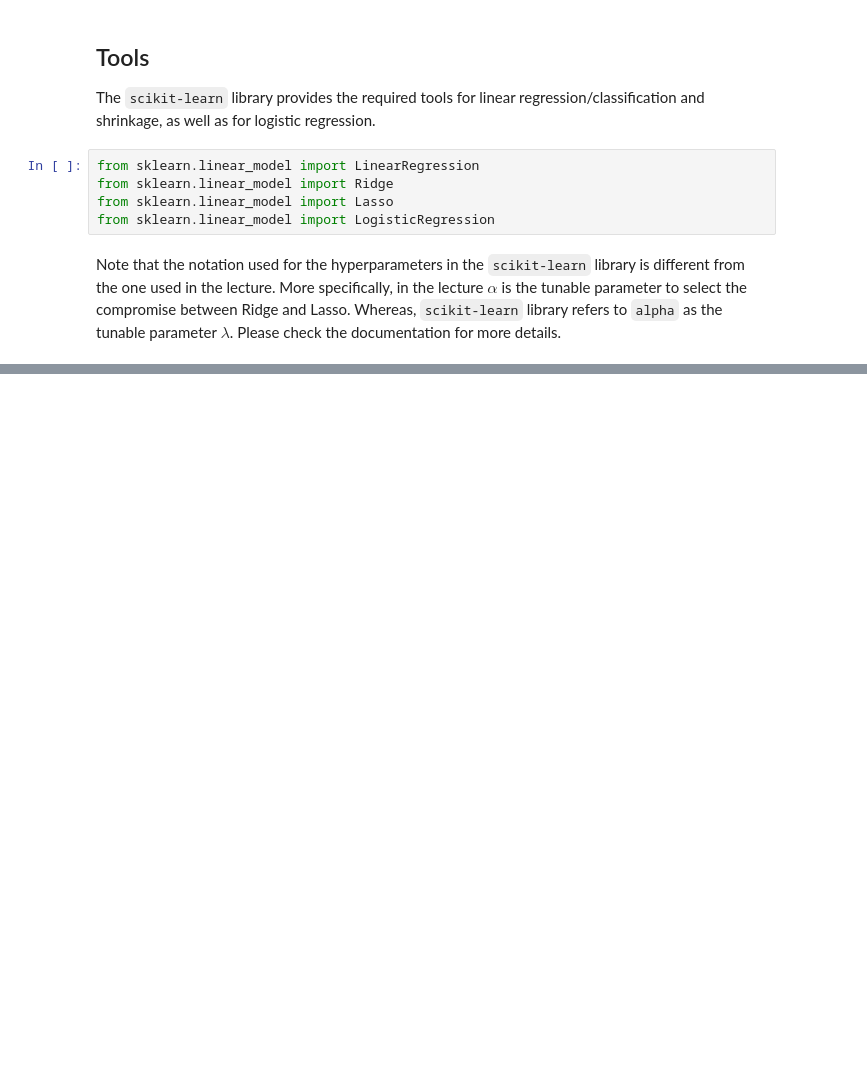
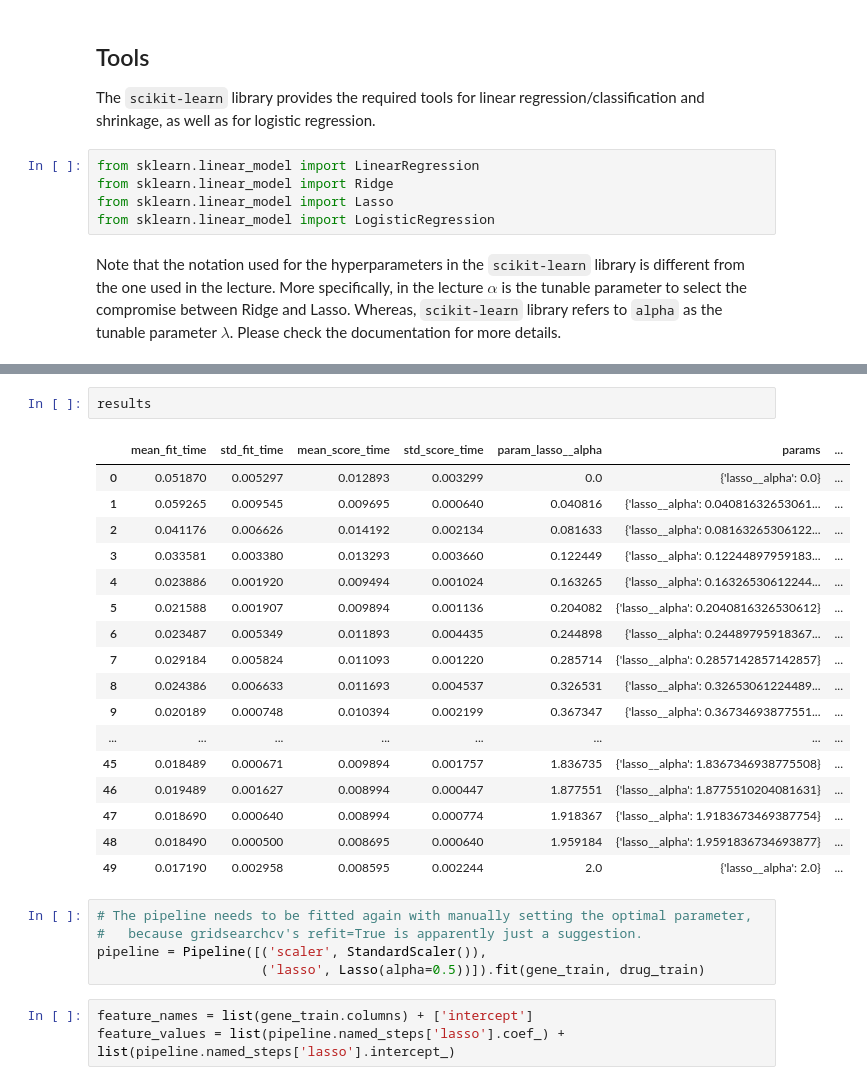
Before and after one commit to Pacmega/8dm50-machine-learning, a Jupyter notebook: practicals/week_3.ipynb, the cells around one changed output, grey strips where cells are left out. Cells and saved outputs as stored; diff of their text form; blank space fills up the shorter version.

```diff
--- a/practicals/week_3.ipynb
+++ b/practicals/week_3.ipynb
@@ -396,0 +408,28 @@ Text(0, 0.5, 'Mean test score')
+# %%
+results
+# %% [output]
+|  | mean_fit_time | std_fit_time | mean_score_time | std_score_time | param_lasso__alpha | params | ... |
+| 0 | 0.051870 | 0.005297 | 0.012893 | 0.003299 | 0.0 | {'lasso__alpha': 0.0} | ... |
+| 1 | 0.059265 | 0.009545 | 0.009695 | 0.000640 | 0.040816 | {'lasso__alpha': 0.04081632653061... | ... |
+| 2 | 0.041176 | 0.006626 | 0.014192 | 0.002134 | 0.081633 | {'lasso__alpha': 0.08163265306122... | ... |
+| 3 | 0.033581 | 0.003380 | 0.013293 | 0.003660 | 0.122449 | {'lasso__alpha': 0.12244897959183... | ... |
+| 4 | 0.023886 | 0.001920 | 0.009494 | 0.001024 | 0.163265 | {'lasso__alpha': 0.16326530612244... | ... |
+| 5 | 0.021588 | 0.001907 | 0.009894 | 0.001136 | 0.204082 | {'lasso__alpha': 0.2040816326530612} | ... |
+| 6 | 0.023487 | 0.005349 | 0.011893 | 0.004435 | 0.244898 | {'lasso__alpha': 0.24489795918367... | ... |
+| 7 | 0.029184 | 0.005824 | 0.011093 | 0.001220 | 0.285714 | {'lasso__alpha': 0.2857142857142857} | ... |
+| 8 | 0.024386 | 0.006633 | 0.011693 | 0.004537 | 0.326531 | {'lasso__alpha': 0.32653061224489... | ... |
+| 9 | 0.020189 | 0.000748 | 0.010394 | 0.002199 | 0.367347 | {'lasso__alpha': 0.36734693877551... | ... |
+| ... | ... | ... | ... | ... | ... | ... | ... |
+| 45 | 0.018489 | 0.000671 | 0.009894 | 0.001757 | 1.836735 | {'lasso__alpha': 1.8367346938775508} | ... |
+| 46 | 0.019489 | 0.001627 | 0.008994 | 0.000447 | 1.877551 | {'lasso__alpha': 1.8775510204081631} | ... |
+| 47 | 0.018690 | 0.000640 | 0.008994 | 0.000774 | 1.918367 | {'lasso__alpha': 1.9183673469387754} | ... |
+| 48 | 0.018490 | 0.000500 | 0.008695 | 0.000640 | 1.959184 | {'lasso__alpha': 1.9591836734693877} | ... |
+| 49 | 0.017190 | 0.002958 | 0.008595 | 0.002244 | 2.0 | {'lasso__alpha': 2.0} | ... |
+# %%
+# The pipeline needs to be fitted again with manually setting the optimal parameter,
+#   because gridsearchcv's refit=True is apparently just a suggestion.
+pipeline = Pipeline([('scaler', StandardScaler()),
+                     ('lasso', Lasso(alpha=0.5))]).fit(gene_train, drug_train)
+# %%
+feature_names = list(gene_train.columns) + ['intercept']
+feature_values = list(pipeline.named_steps['lasso'].coef_) + list(pipeline.named_steps['lasso'].intercept_)
```
Also changed, not shown: parts of 10 cells of this notebook.
